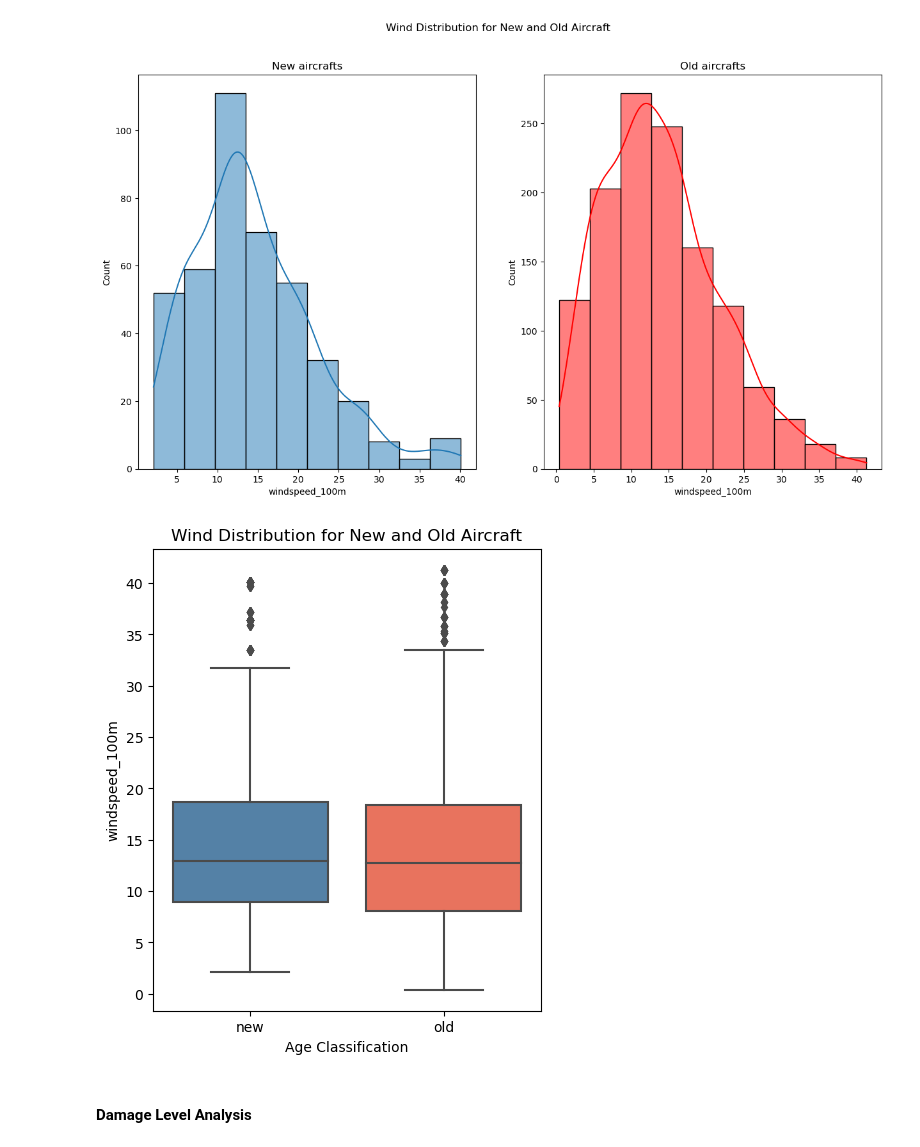
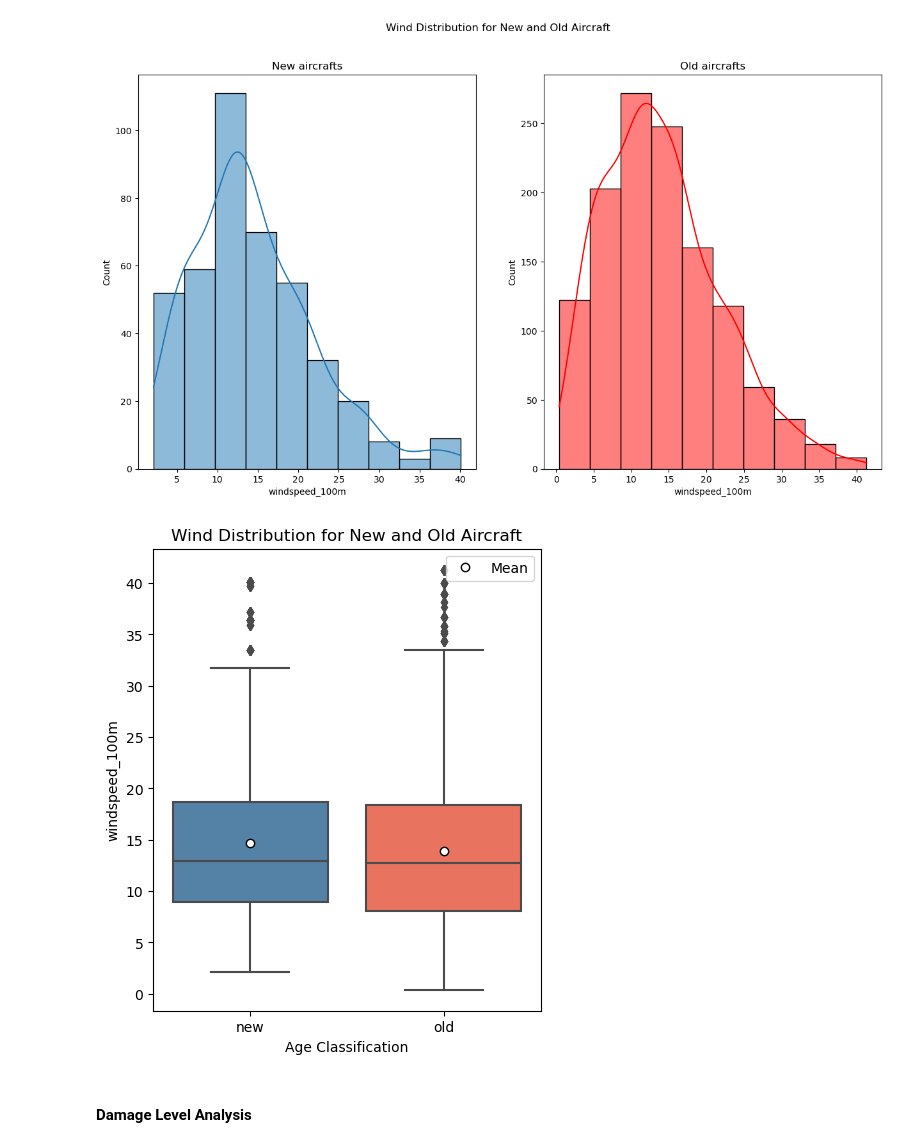
Before and after one commit to igor-diniz/MECD-Statistics, a Jupyter notebook: statistics_2_checkpoint.ipynb, the cells around one changed output. Cells and saved outputs as stored; diff of their text form; code cells hidden in the pictures.

Commit message:
Added mean values to the boxplots

```diff
--- a/statistics_2_checkpoint.ipynb
+++ b/statistics_2_checkpoint.ipynb
@@ -347,14 +355,22 @@ plt.show()
 # %%
 df_weather["classificacao_idade"] = "new"
 df_weather.loc[df_weather["idade_aeronave"] > 11, "classificacao_idade"] = "old"
 
 plt.figure(figsize=(5, 6))
-sns.boxplot(data=df_weather, y="windspeed_100m", x="classificacao_idade", showfliers=True, palette={"new": "steelblue", "old": "tomato"})
+sns.boxplot(data=df_weather, y="windspeed_100m", x="classificacao_idade", showfliers=True, palette={"new": "steelblue", "old": "tomato"},
+            showmeans=True,
+            meanprops={"marker": "o",
+                       "markeredgecolor": "black",
+                       "markersize": "6",
+                       "markerfacecolor": "w"
+                       }
+            )
+plt.legend(handles=[plt.Line2D([0], [0], marker="o", color="w", markerfacecolor="w", markersize=6, markeredgecolor="black", label="Mean")])
 plt.xlabel("Age Classification")
 plt.title("Wind Distribution for New and Old Aircraft")
 plt.show()
 # %% [output]
-[figure, old version]
+[figure, new version]
 # %% [markdown]
 #### Damage Level Analysis
 # %%
```
Also changed, not shown: parts of 17 cells of this notebook.
